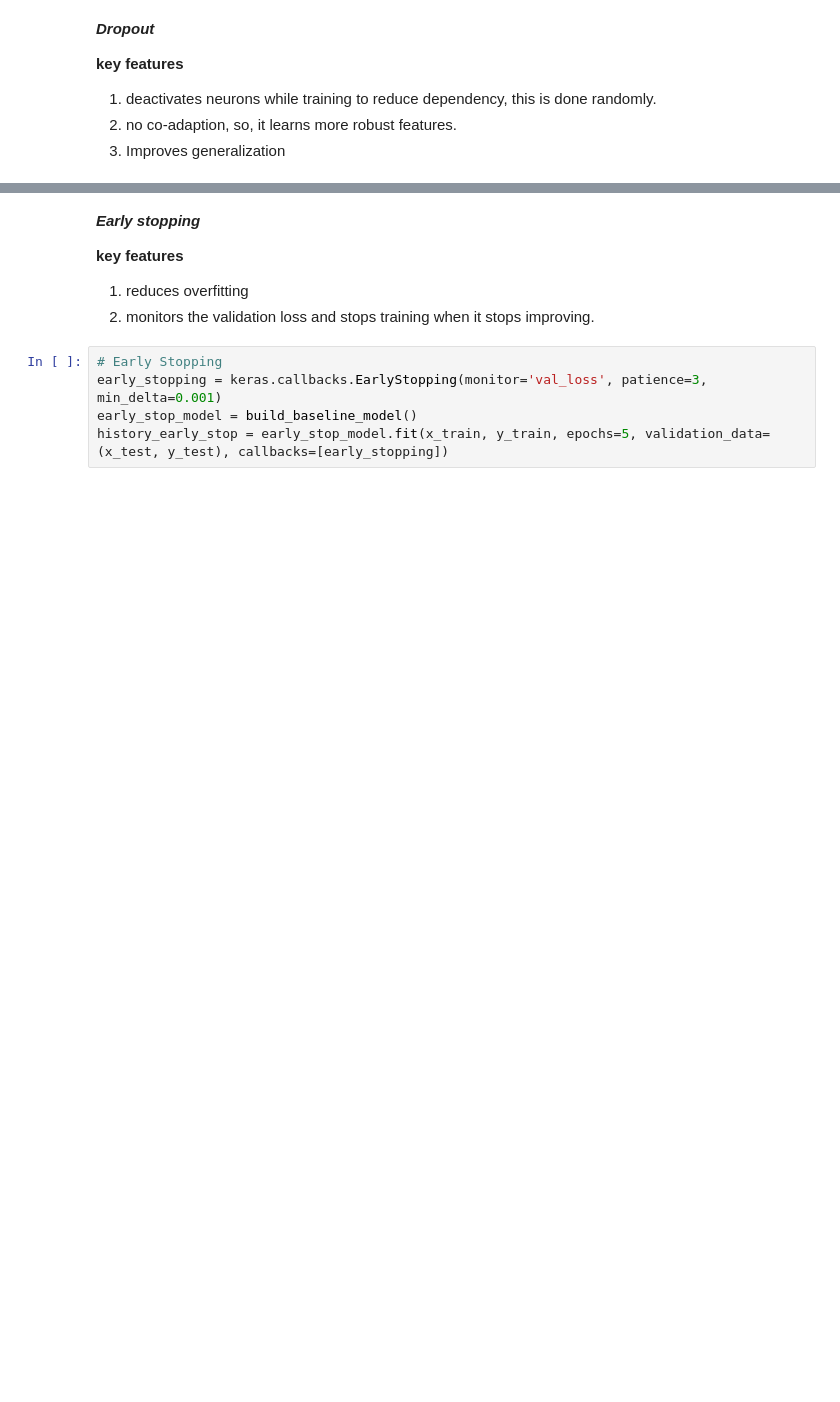
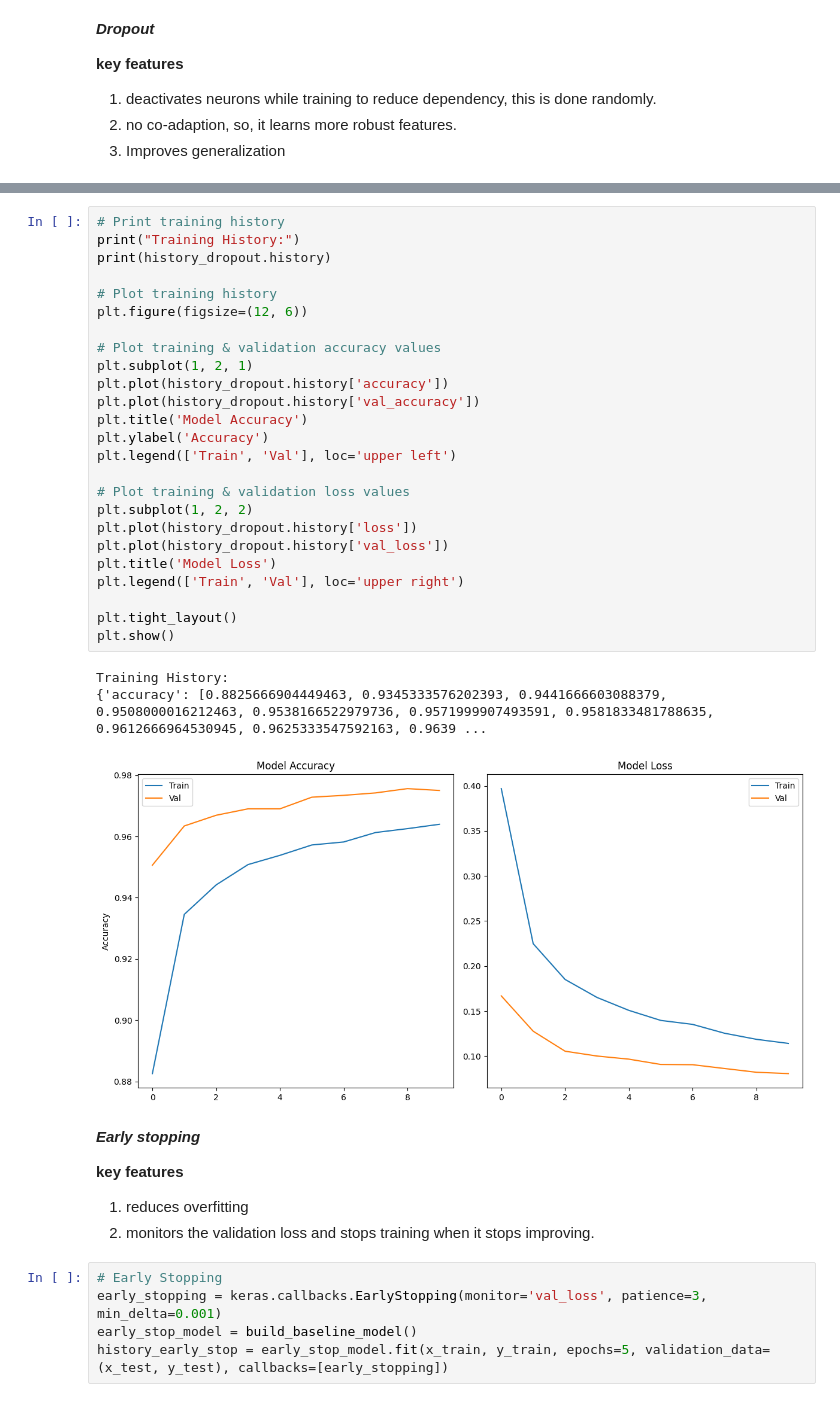
Before and after one commit to mrunalini-ch/Deep-Learning, a Jupyter notebook: DL_lab_2(regularization).ipynb, the cells around one changed output, grey strips where cells are left out. Saved outputs shown, nothing was run; the diff lists cells and outputs as text; blank space fills up the shorter version.

```diff
--- a/DL_lab_2(regularization).ipynb
+++ b/DL_lab_2(regularization).ipynb
@@ -168,3 +226,32 @@ Epoch 10/10
+# %%
+# Print training history
+print("Training History:")
+print(history_dropout.history)
+
+# Plot training history
+plt.figure(figsize=(12, 6))
+
+# Plot training & validation accuracy values
+plt.subplot(1, 2, 1)
+plt.plot(history_dropout.history['accuracy'])
+plt.plot(history_dropout.history['val_accuracy'])
+plt.title('Model Accuracy')
+plt.ylabel('Accuracy')
+plt.legend(['Train', 'Val'], loc='upper left')
+
+# Plot training & validation loss values
+plt.subplot(1, 2, 2)
+plt.plot(history_dropout.history['loss'])
+plt.plot(history_dropout.history['val_loss'])
+plt.title('Model Loss')
+plt.legend(['Train', 'Val'], loc='upper right')
+
+plt.tight_layout()
+plt.show()
+# %% [output]
+Training History:
+{'accuracy': [0.8825666904449463, 0.9345333576202393, 0.9441666603088379, 0.9508000016212463, 0.9538166522979736, 0.9571999907493591, 0.9581833481788635, 0.9612666964530945, 0.9625333547592163, 0.9639 ...
+[figure, added]
 # %% [markdown]
 ***Early stopping***
 
```
Also changed, not shown: parts of 36 cells of this notebook.
